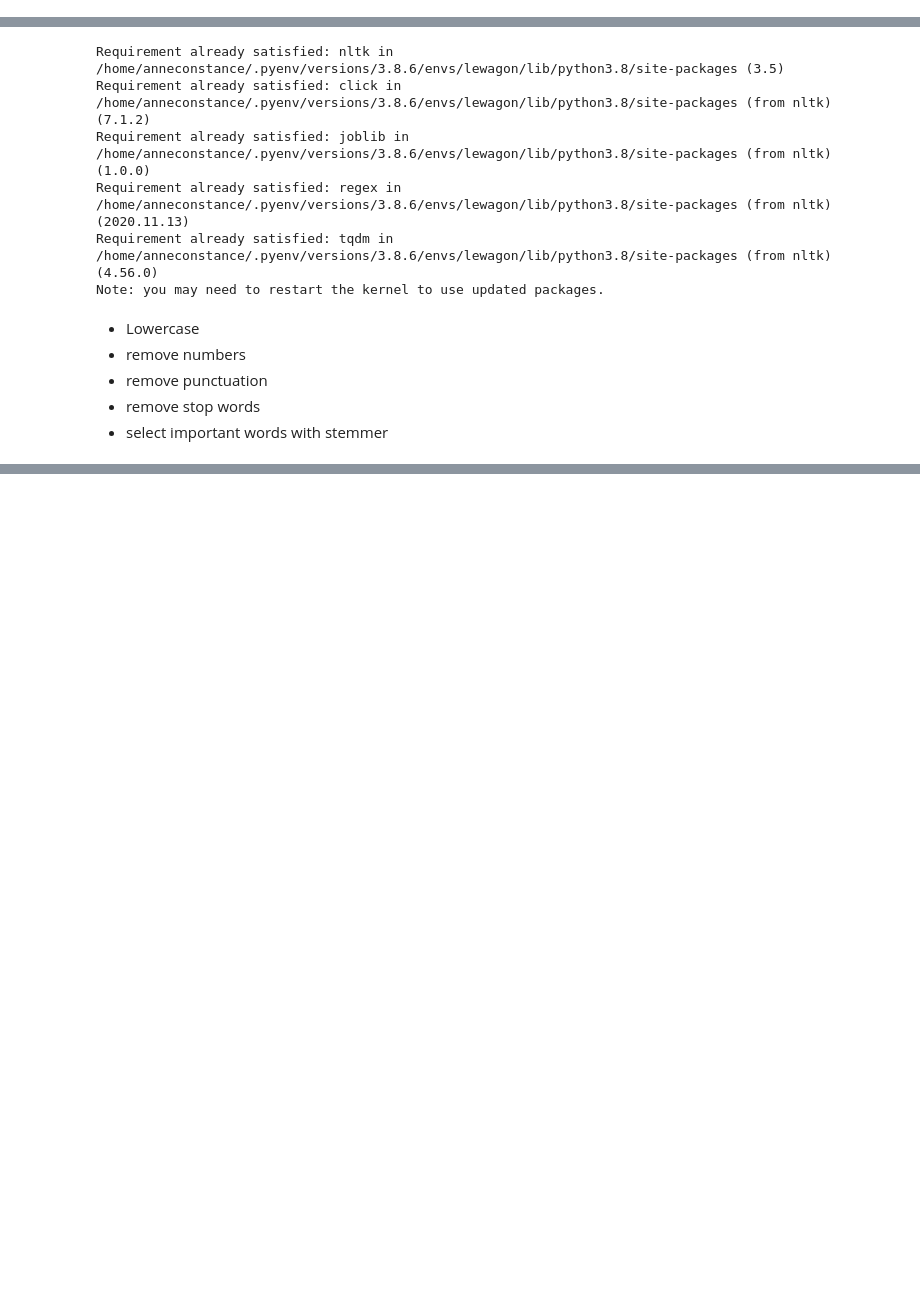
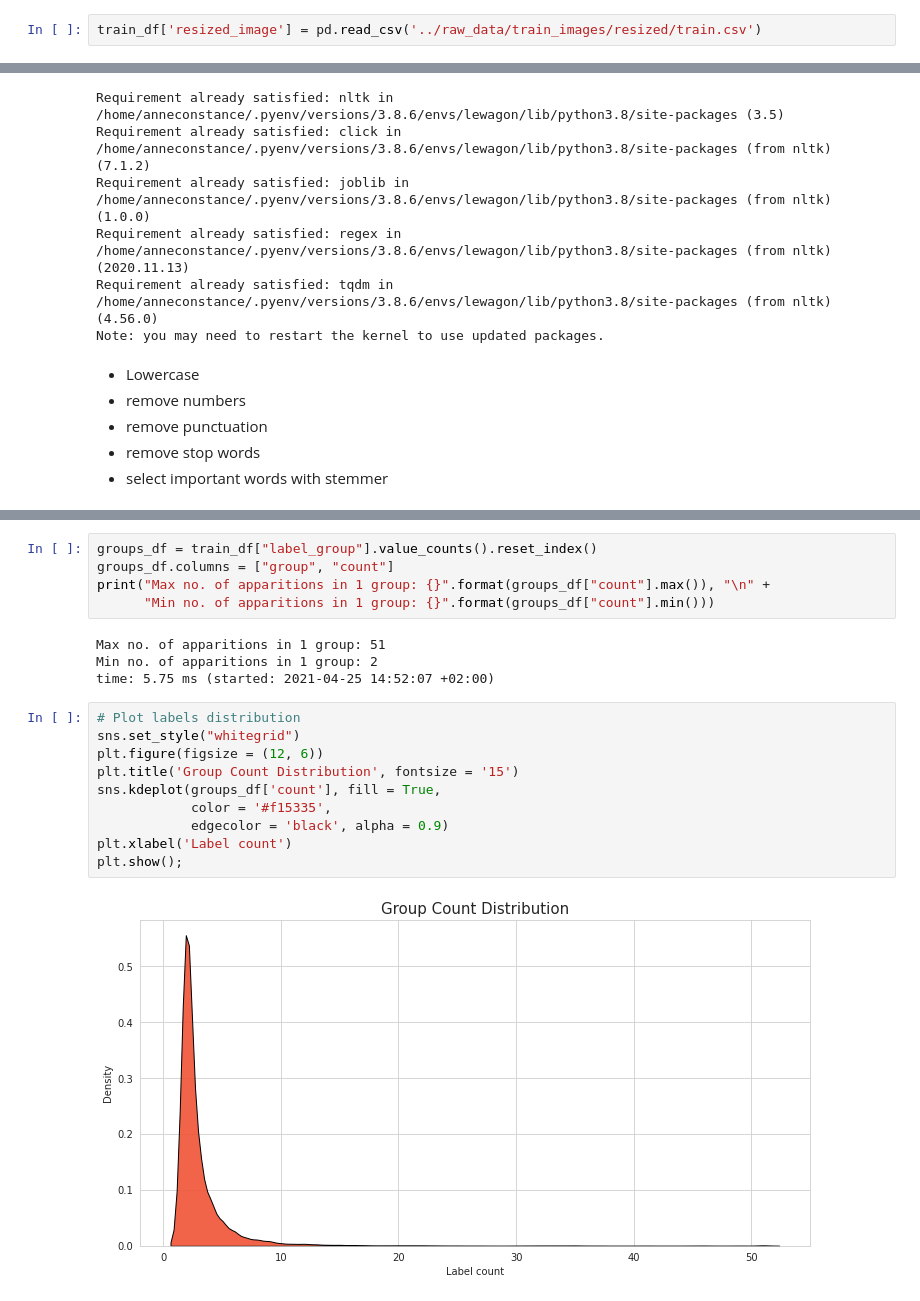
Before and after one commit to migasar/kaggle-wagon552-shopee, a Jupyter notebook: notebooks/AnneC_data_study.ipynb, the cells around one changed output, grey strips where cells are left out. Cells and saved outputs as stored; diff of their text form; blank space fills up the shorter version.

```diff
--- a/notebooks/AnneC_data_study.ipynb
+++ b/notebooks/AnneC_data_study.ipynb
@@ -217,0 +284,2 @@ KeyError: False
+# %%
+train_df['resized_image'] = pd.read_csv('../raw_data/train_images/resized/train.csv')
@@ -280,0 +382,21 @@ Note: you may need to restart the kernel to use updated packages.
+# %%
+groups_df = train_df["label_group"].value_counts().reset_index()
+groups_df.columns = ["group", "count"]
+print("Max no. of apparitions in 1 group: {}".format(groups_df["count"].max()), "\n" +
+      "Min no. of apparitions in 1 group: {}".format(groups_df["count"].min()))
+# %% [output]
+Max no. of apparitions in 1 group: 51
+Min no. of apparitions in 1 group: 2
+time: 5.75 ms (started: 2021-04-25 14:52:07 +02:00)
+# %%
+# Plot labels distribution
+sns.set_style("whitegrid")
+plt.figure(figsize = (12, 6))
+plt.title('Group Count Distribution', fontsize = '15')
+sns.kdeplot(groups_df['count'], fill = True,
+            color = '#f15335',
+            edgecolor = 'black', alpha = 0.9)
+plt.xlabel('Label count')
+plt.show();
+# %% [output]
+[figure, added]
```
Also changed, not shown: parts of 44 cells of this notebook.
